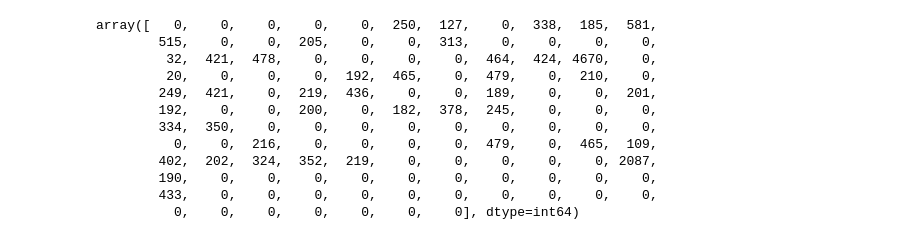
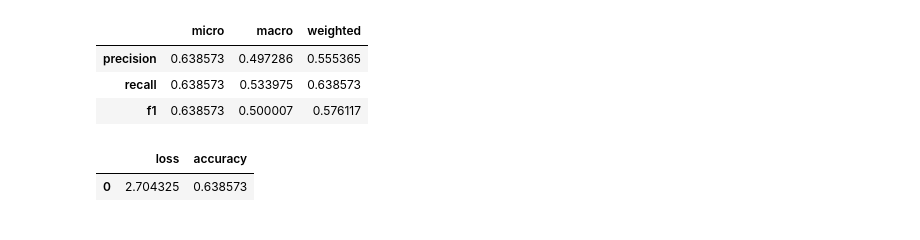
Before and after one commit to laurelwoods0102/tensorflow-page-fault-prediction, a Jupyter notebook: SEG_Wavenet/SEG_Wavenet_test.ipynb, the cells around one changed output. Drawn from its saved outputs; the diff is of its cells as text; code cells hidden in the pictures.

```diff
--- a/SEG_Wavenet/SEG_Wavenet_test.ipynb
+++ b/SEG_Wavenet/SEG_Wavenet_test.ipynb
@@ -35,0 +54,5 @@ test_x = np.array(test_x)
+# %%
+y_test = tf.data.Dataset.from_tensor_slices(test_set[param_list["RECEPTIVE_FIELD"]:]).window(1, 1, 1, True)
+y_test_slices = y_test.flat_map(lambda y: y.batch(1))
+y_test = y_test_slices.map(lambda y: tf.one_hot(y, param_list["OUT_CHANNELS"], axis=-1))
+y_test = y_test.batch(param_list["BATCH_SIZE"])
@@ -36 +65,9 @@ test_x = np.array(test_x)
+# %%
+#y_pred = tf.argmax(model.predict(x_test), axis=-1).numpy()     # Unable to predict whole test_set at a time
+y_pred = []
+for x in x_test:
+    y_pred.extend(tf.argmax(model.predict(x), axis=-1).numpy())
+y_pred = np.array(y_pred)
+# %%
+y_true = np.array([yt for yt in y_test_slices.as_numpy_iterator()])
 # %%
@@ -66,15 +77,26 @@ array([[ 4927,     0,   171,     0,     0,  8384,     0,    64,     0,
-# %%
-test_y_set_original[:128]
-# %% [output]
-array([   0,    0,    0,    0,    0,  250,  127,    0,  338,  185,  581,
-        515,    0,    0,  205,    0,    0,  313,    0,    0,    0,    0,
-         32,  421,  478,    0,    0,    0,    0,  464,  424, 4670,    0,
-         20,    0,    0,    0,  192,  465,    0,  479,    0,  210,    0,
-        249,  421,    0,  219,  436,    0,    0,  189,    0,    0,  201,
-        192,    0,    0,  200,    0,  182,  378,  245,    0,    0,    0,
-        334,  350,    0,    0,    0,    0,    0,    0,    0,    0,    0,
-          0,    0,  216,    0,    0,    0,    0,  479,    0,  465,  109,
-        402,  202,  324,  352,  219,    0,    0,    0,    0,    0, 2087,
-        190,    0,    0,    0,    0,    0,    0,    0,    0,    0,    0,
-        433,    0,    0,    0,    0,    0,    0,    0,    0,    0,    0,
-          0,    0,    0,    0,    0,    0,    0], dtype=int64)
+# %%
+p, r, f = [], [], []
+average_method = ["micro", "macro", "weighted"]
+
+for method in average_method:
+    precision = precision_score(np.ravel(y_true), np.ravel(y_pred), average=method)
+    recall = recall_score(np.ravel(y_true), np.ravel(y_pred), average=method)
+    f1 = f1_score(np.ravel(y_true), np.ravel(y_pred), average=method)
+
+    p.append(precision)
+    r.append(recall)
+    f.append(f1)
+# %%
+report = pd.DataFrame(data=[p, r, f], columns=average_method, index=["precision", "recall", "f1"])
+report
+# %% [output]
+|  | micro | macro | weighted |
+| precision | 0.638573 | 0.497286 | 0.555365 |
+| recall | 0.638573 | 0.533975 | 0.638573 |
+| f1 | 0.638573 | 0.500007 | 0.576117 |
+# %%
+accuracy = pd.DataFrame(data=[[loss, acc]], columns=["loss", "accuracy"])
+accuracy
+# %% [output]
+|  | loss | accuracy |
+| 0 | 2.704325 | 0.638573 |
```
Also changed, not shown: parts of 22 cells of this notebook, 5 other files.
